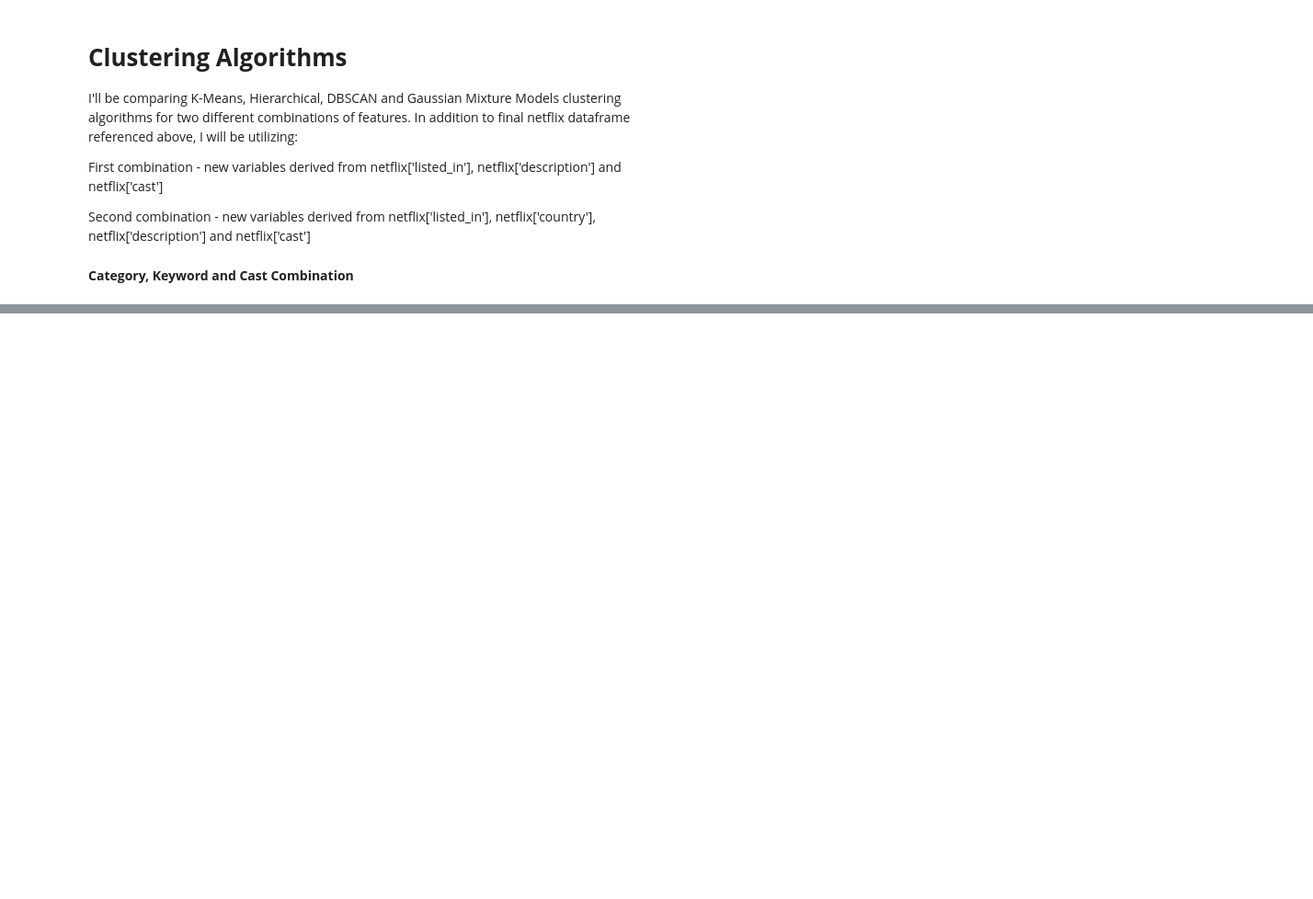
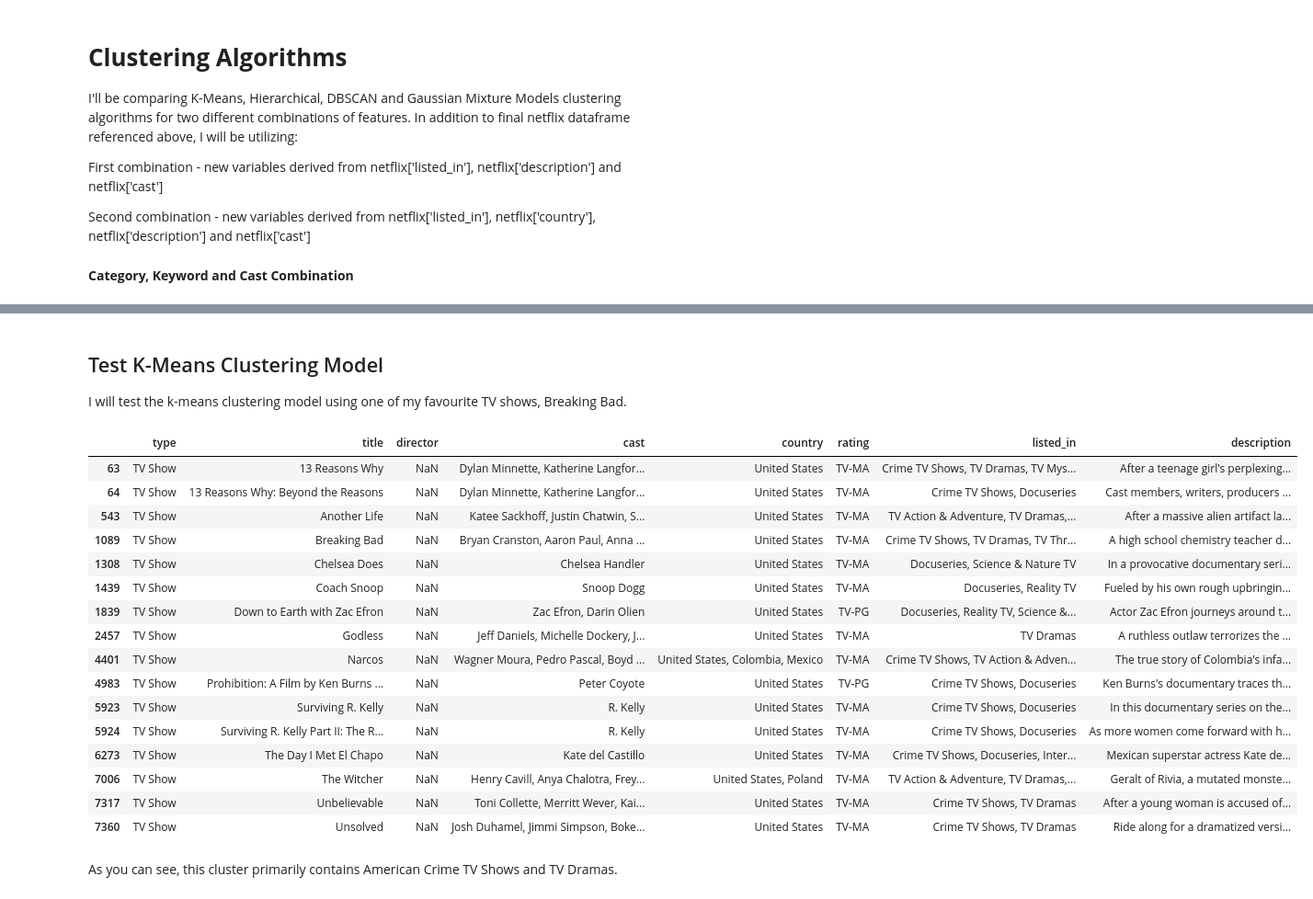
Before and after one commit to Harisha-AlmaBetter/NETFLIX-MOVIES-AND-TV-SHOWS-CLUSTERING, a Jupyter notebook: NETFLIX_CLUSTERING_.ipynb, the cells around one changed output, grey strips where cells are left out. Shown at 92% size. Saved outputs shown, nothing was run; the diff lists cells and outputs as text; code cells hidden in the pictures; blank space fills up the shorter version.

```diff
--- a/NETFLIX_CLUSTERING_.ipynb
+++ b/NETFLIX_CLUSTERING_.ipynb
@@ -566,0 +639,10 @@ def score(X_standard, y_predictions):
+# %%
+from sklearn.preprocessing import MultiLabelBinarizer
+
+# Create the MultiLabelBinarizer
+mlb = MultiLabelBinarizer()
+
+# Encode each genre and join to dataframe
+mlb_df = feature_reduced_df.join(pd.DataFrame(mlb.fit_transform(feature_reduced_df.pop('listed_in')),
+                                              columns=mlb.classes_,
+                                              index=feature_reduced_df.index))
@@ -566,0 +679,14 @@ def score(X_standard, y_predictions):
+# %%
+import category_encoders as ce
+
+# Create the count encoder
+count_enc = ce.CountEncoder()
+
+# Count encode director, cast, and country columns
+count_encoded = count_enc.fit_transform(mlb_df[['director','cast','country']])
+
+# Rename the columns with the _count suffix, and join to dataframe
+netflix_encoded_df = mlb_df.join(count_encoded.add_suffix("_count"))
+# %%
+netflix_encoded_df = netflix_encoded_df.drop(['type','title','director','cast','country','rating','description'], axis=1)
+netflix_encoded_df.head()
@@ -566,0 +704,15 @@ def score(X_standard, y_predictions):
+# %%
+from sklearn.cluster import KMeans
+
+# Create K-Means Model
+modelkmeans = KMeans(n_clusters=500, init='k-means++', n_init=10).fit(netflix_encoded_df)
+
+# Form cluster predictions using K-Means Model
+predictions = modelkmeans.predict(netflix_encoded_df)
+
+# Convert cluster predictions to data frame
+predictions_df = pd.DataFrame(predictions, columns=['cluster'])
+
+# Attach cluster predictions to original data frame
+netflix_pred = netflix.copy()
+netflix_pred.insert(len(netflix.columns), column = 'cluster', value = predictions_df.cluster)
@@ -566,0 +728,30 @@ def score(X_standard, y_predictions):
+# %% [markdown]
+## Test K-Means Clustering Model
+I will test the k-means clustering model using one of my favourite TV shows, Breaking Bad.
+# %%
+# Get cluster number from given movie or TV show
+cluster_num = netflix_pred[netflix_pred.title=='Breaking Bad'].cluster.item()
+
+# View cluster the movie or TV show belongs to
+netflix[netflix_pred.cluster == cluster_num]
+# %% [output]
+|  | type | title | director | cast | country | rating | listed_in | description |
+| 63 | TV Show | 13 Reasons Why | NaN | Dylan Minnette, Katherine Langfor... | United States | TV-MA | Crime TV Shows, TV Dramas, TV Mys... | After a teenage girl's perplexing... |
+| 64 | TV Show | 13 Reasons Why: Beyond the Reasons | NaN | Dylan Minnette, Katherine Langfor... | United States | TV-MA | Crime TV Shows, Docuseries | Cast members, writers, producers ... |
+| 543 | TV Show | Another Life | NaN | Katee Sackhoff, Justin Chatwin, S... | United States | TV-MA | TV Action & Adventure, TV Dramas,... | After a massive alien artifact la... |
+| 1089 | TV Show | Breaking Bad | NaN | Bryan Cranston, Aaron Paul, Anna ... | United States | TV-MA | Crime TV Shows, TV Dramas, TV Thr... | A high school chemistry teacher d... |
+| 1308 | TV Show | Chelsea Does | NaN | Chelsea Handler | United States | TV-MA | Docuseries, Science & Nature TV | In a provocative documentary seri... |
+| 1439 | TV Show | Coach Snoop | NaN | Snoop Dogg | United States | TV-MA | Docuseries, Reality TV | Fueled by his own rough upbringin... |
+| 1839 | TV Show | Down to Earth with Zac Efron | NaN | Zac Efron, Darin Olien | United States | TV-PG | Docuseries, Reality TV, Science &... | Actor Zac Efron journeys around t... |
+| 2457 | TV Show | Godless | NaN | Jeff Daniels, Michelle Dockery, J... | United States | TV-MA | TV Dramas | A ruthless outlaw terrorizes the ... |
+| 4401 | TV Show | Narcos | NaN | Wagner Moura, Pedro Pascal, Boyd ... | United States, Colombia, Mexico | TV-MA | Crime TV Shows, TV Action & Adven... | The true story of Colombia's infa... |
+| 4983 | TV Show | Prohibition: A Film by Ken Burns ... | NaN | Peter Coyote | United States | TV-PG | Crime TV Shows, Docuseries | Ken Burns's documentary traces th... |
+| 5923 | TV Show | Surviving R. Kelly | NaN | R. Kelly | United States | TV-MA | Crime TV Shows, Docuseries | In this documentary series on the... |
+| 5924 | TV Show | Surviving R. Kelly Part II: The R... | NaN | R. Kelly | United States | TV-MA | Crime TV Shows, Docuseries | As more women come forward with h... |
+| 6273 | TV Show | The Day I Met El Chapo | NaN | Kate del Castillo | United States | TV-MA | Crime TV Shows, Docuseries, Inter... | Mexican superstar actress Kate de... |
+| 7006 | TV Show | The Witcher | NaN | Henry Cavill, Anya Chalotra, Frey... | United States, Poland | TV-MA | TV Action & Adventure, TV Dramas,... | Geralt of Rivia, a mutated monste... |
+| 7317 | TV Show | Unbelievable | NaN | Toni Collette, Merritt Wever, Kai... | United States | TV-MA | Crime TV Shows, TV Dramas | After a young woman is accused of... |
+| 7360 | TV Show | Unsolved | NaN | Josh Duhamel, Jimmi Simpson, Boke... | United States | TV-MA | Crime TV Shows, TV Dramas | Ride along for a dramatized versi... |
+# %% [markdown]
+
+As you can see, this cluster primarily contains American Crime TV Shows and TV Dramas.
```
Also changed, not shown: parts of 18 cells of this notebook.
